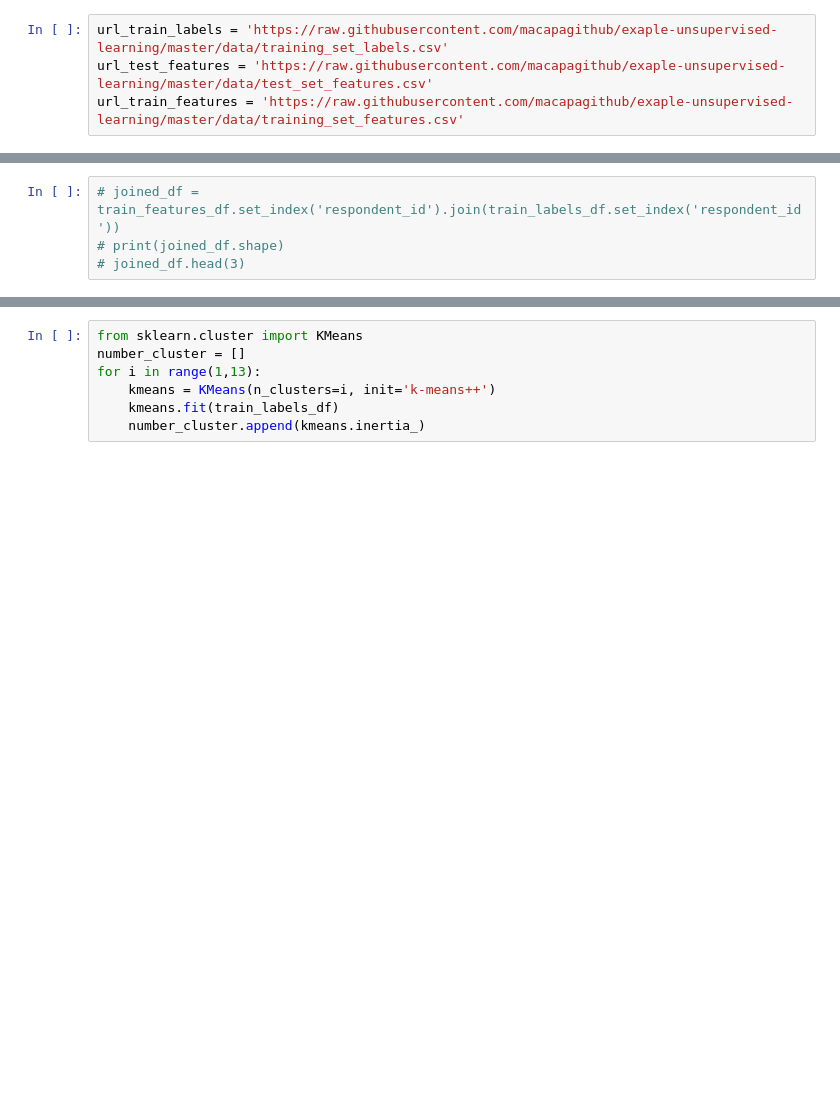
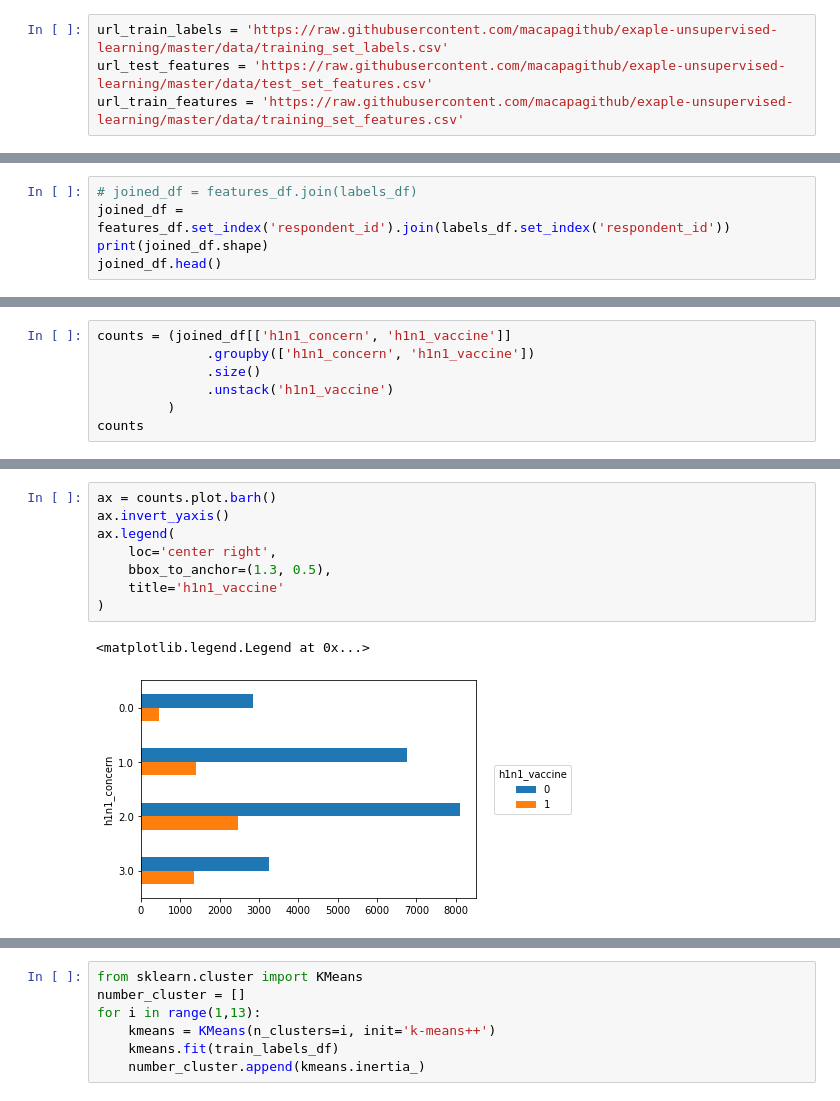
Before and after one commit to macapagithub/exaple-unsupervised-learning, a Jupyter notebook: test.ipynb, the cells around one changed output, grey strips where cells are left out. Cells and saved outputs as stored; diff of their text form; blank space fills up the shorter version.

```diff
--- a/test.ipynb
+++ b/test.ipynb
@@ -19,4 +87,5 @@ train_labels_df = pd.read_csv(url_train_labels)
 # %%
-# joined_df = train_features_df.set_index('respondent_id').join(train_labels_df.set_index('respondent_id'))
-# print(joined_df.shape)
-# joined_df.head(3)
+# joined_df = features_df.join(labels_df)
+joined_df = features_df.set_index('respondent_id').join(labels_df.set_index('respondent_id'))
+print(joined_df.shape)
+joined_df.head()
@@ -22,0 +101,7 @@ train_labels_df = pd.read_csv(url_train_labels)
+# %%
+counts = (joined_df[['h1n1_concern', 'h1n1_vaccine']]
+              .groupby(['h1n1_concern', 'h1n1_vaccine'])
+              .size()
+              .unstack('h1n1_vaccine')
+         )
+counts
@@ -22,0 +115,11 @@ train_labels_df = pd.read_csv(url_train_labels)
+# %%
+ax = counts.plot.barh()
+ax.invert_yaxis()
+ax.legend(
+    loc='center right',
+    bbox_to_anchor=(1.3, 0.5),
+    title='h1n1_vaccine'
+)
+# %% [output]
+<matplotlib.legend.Legend at 0x...>
+[figure, added]
```
Also changed, not shown: parts of 29 cells of this notebook.
